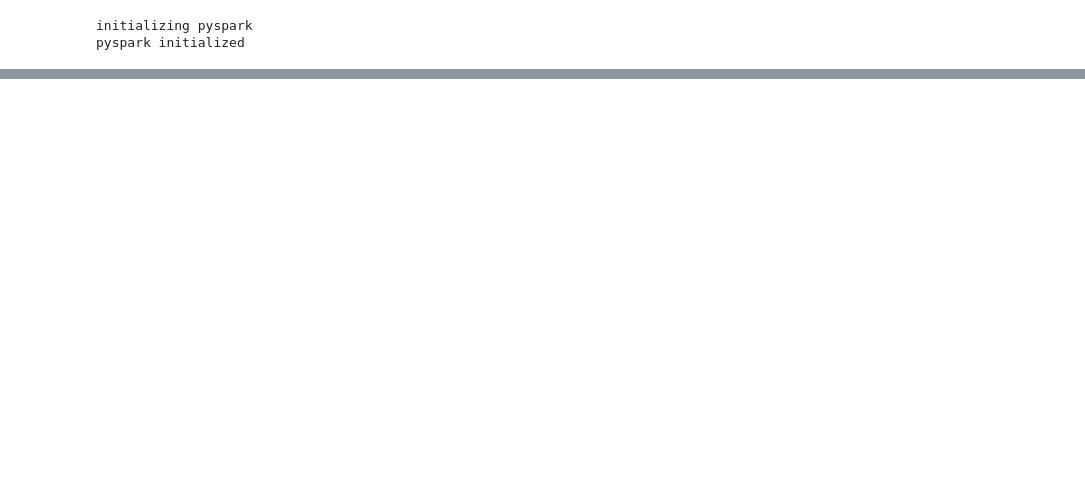
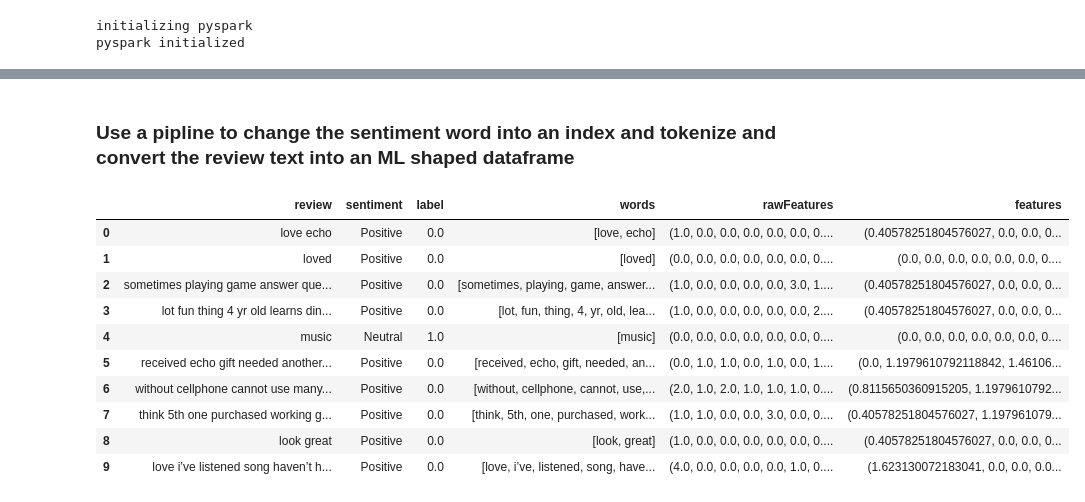
Before and after one commit to roitraining/SparkProgram, a Jupyter notebook: Day8/Ch10_NaturalLanguage.ipynb, the cells around one changed output, grey strips where cells are left out. Cells and saved outputs as stored; diff of their text form; code cells hidden in the pictures; blank space fills up the shorter version.

```diff
--- a/Day8/Ch10_NaturalLanguage.ipynb
+++ b/Day8/Ch10_NaturalLanguage.ipynb
@@ -40,0 +106,3 @@ data_DF.createOrReplaceTempView("data")
+# %%
+wordTokenizeRDD = sentenceTokenizeRDD.map(lambda x : [word for line in x for word in line.split()])
+wordTokenizeRDD.take(10)
@@ -40,0 +211,7 @@ data_DF.createOrReplaceTempView("data")
+# %%
+def joinTokensFunct(x):
+    joinedTokens_list = []
+    x = " ".join(x)
+    return x
+joinedTokens = lemwordsRDD.map(joinTokensFunct)
+joinedTokens.take(10)
@@ -40,0 +512,7 @@ data_DF.createOrReplaceTempView("data")
+# %%
+%matplotlib inline
+x = processText(spark.sql("select lower(verified_reviews) from alexa where verified_reviews is not null and verified_reviews <> 'verified_reviews'"))
+freq = frequencyDistribution(x, False)
+print(freq.take(20))
+
+wordCloud(freq)
@@ -40,0 +524,6 @@ data_DF.createOrReplaceTempView("data")
+# %%
+sentiment2RDD = joinedTokens.map(lambda x : [x]).map(wordSentiment).map(lambda x : x[0])
+
+print(sentiment2RDD.take(10))
+sentimentDF = spark.createDataFrame(sentiment2RDD, schema='review:string, sentiment:string')
+display(sentimentDF)
@@ -40,0 +543,29 @@ data_DF.createOrReplaceTempView("data")
+# %% [markdown]
+### Use a pipline to change the sentiment word into an index and tokenize and convert the review text into an ML shaped dataframe
+# %%
+from pyspark.ml.feature import HashingTF, IDF, Tokenizer, StringIndexer, OneHotEncoderEstimator
+from pyspark.ml.pipeline import Pipeline
+
+stages = [ StringIndexer(inputCol = 'sentiment', outputCol = 'label')
+         , Tokenizer(inputCol="review", outputCol="words")
+         , HashingTF(inputCol="words", outputCol="rawFeatures", numFeatures=20)
+         , IDF(inputCol="rawFeatures", outputCol="features")
+         ]
+
+
+pipeline = Pipeline(stages = stages)
+dfMLFitted = pipeline.fit(sentimentDF)
+dfML = dfMLFitted.transform(sentimentDF)
+#display(dfML)
+# %% [output]
+|  | review | sentiment | label | words | rawFeatures | features |
+| 0 | love echo | Positive | 0.0 | [love, echo] | (1.0, 0.0, 0.0, 0.0, 0.0, 0.0, 0.... | (0.40578251804576027, 0.0, 0.0, 0... |
+| 1 | loved | Positive | 0.0 | [loved] | (0.0, 0.0, 0.0, 0.0, 0.0, 0.0, 0.... | (0.0, 0.0, 0.0, 0.0, 0.0, 0.0, 0.... |
+| 2 | sometimes playing game answer que... | Positive | 0.0 | [sometimes, playing, game, answer... | (1.0, 0.0, 0.0, 0.0, 0.0, 3.0, 1.... | (0.40578251804576027, 0.0, 0.0, 0... |
+| 3 | lot fun thing 4 yr old learns din... | Positive | 0.0 | [lot, fun, thing, 4, yr, old, lea... | (1.0, 0.0, 0.0, 0.0, 0.0, 0.0, 2.... | (0.40578251804576027, 0.0, 0.0, 0... |
+| 4 | music | Neutral | 1.0 | [music] | (0.0, 0.0, 0.0, 0.0, 0.0, 0.0, 0.... | (0.0, 0.0, 0.0, 0.0, 0.0, 0.0, 0.... |
+| 5 | received echo gift needed another... | Positive | 0.0 | [received, echo, gift, needed, an... | (0.0, 1.0, 1.0, 0.0, 1.0, 0.0, 1.... | (0.0, 1.1979610792118842, 1.46106... |
+| 6 | without cellphone cannot use many... | Positive | 0.0 | [without, cellphone, cannot, use,... | (2.0, 1.0, 2.0, 1.0, 1.0, 1.0, 0.... | (0.8115650360915205, 1.1979610792... |
+| 7 | think 5th one purchased working g... | Positive | 0.0 | [think, 5th, one, purchased, work... | (1.0, 1.0, 0.0, 0.0, 3.0, 0.0, 0.... | (0.40578251804576027, 1.197961079... |
+| 8 | look great | Positive | 0.0 | [look, great] | (1.0, 0.0, 0.0, 0.0, 0.0, 0.0, 0.... | (0.40578251804576027, 0.0, 0.0, 0... |
+| 9 | love i’ve listened song haven’t h... | Positive | 0.0 | [love, i’ve, listened, song, have... | (4.0, 0.0, 0.0, 0.0, 0.0, 1.0, 0.... | (1.623130072183041, 0.0, 0.0, 0.0... |
```
Also changed, not shown: parts of 48 cells of this notebook.
